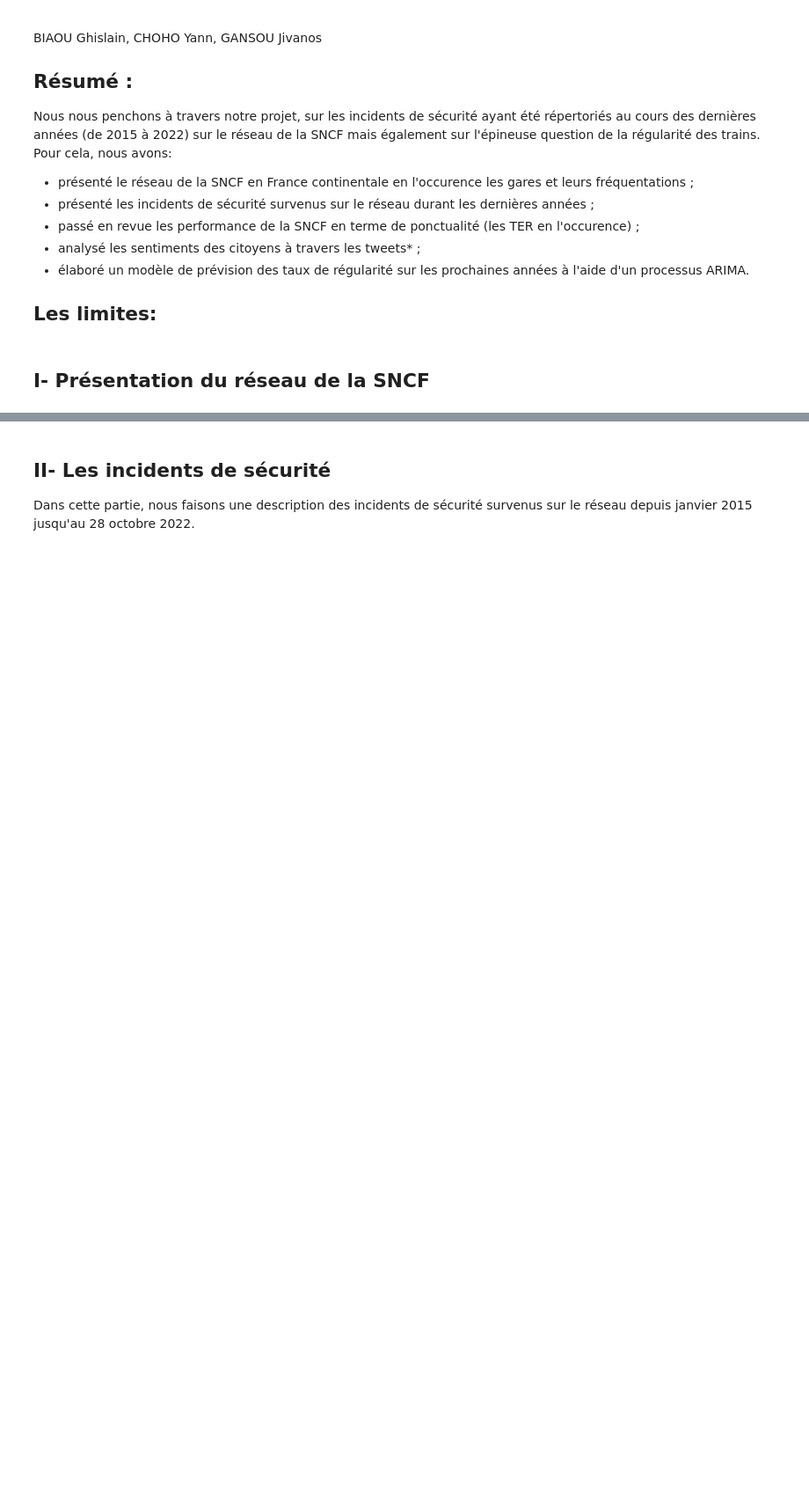
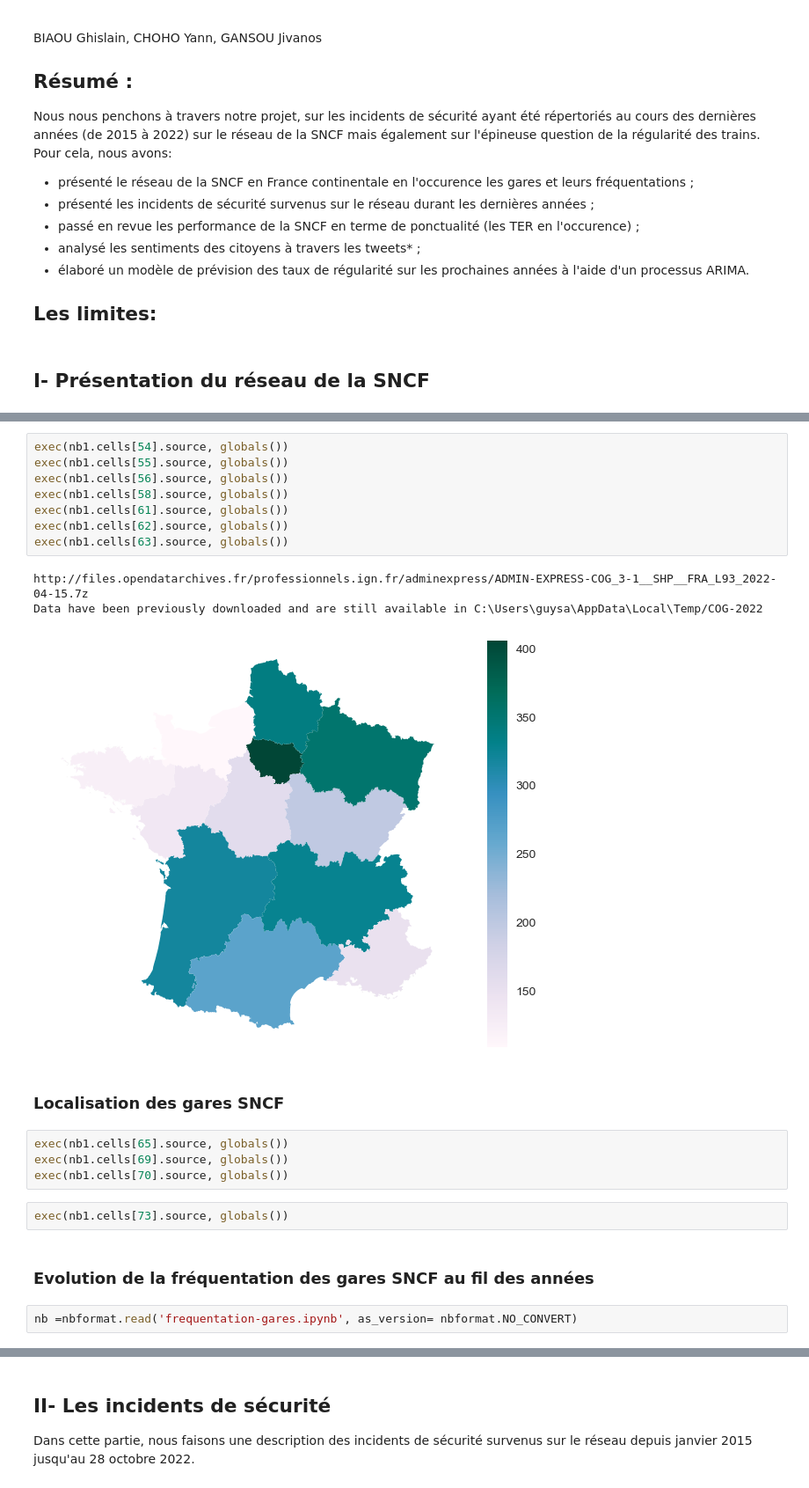
Before and after one commit to gbiaou/Projet_Python_SNCF, a Jupyter notebook: rendu_final.ipynb, the cells around one changed output, grey strips where cells are left out. Shown at 88% size. Saved outputs shown, nothing was run; the diff lists cells and outputs as text; blank space fills up the shorter version.

```diff
--- a/rendu_final.ipynb
+++ b/rendu_final.ipynb
@@ -21,0 +48,24 @@ nb1=nbformat.read('presentation-reseau-sncf.ipynb', as_version= nbformat.NO_CONV
+# %%
+exec(nb1.cells[54].source, globals())
+exec(nb1.cells[55].source, globals())
+exec(nb1.cells[56].source, globals())
+exec(nb1.cells[58].source, globals())
+exec(nb1.cells[61].source, globals())
+exec(nb1.cells[62].source, globals())
+exec(nb1.cells[63].source, globals())
+# %% [output]
+http://files.opendatarchives.fr/professionnels.ign.fr/adminexpress/ADMIN-EXPRESS-COG_3-1__SHP__FRA_L93_2022-04-15.7z
+Data have been previously downloaded and are still available in C:\Users\guysa\AppData\Local\Temp/COG-2022
+[figure, added]
+# %% [markdown]
+### Localisation des gares SNCF
+# %%
+exec(nb1.cells[65].source, globals())
+exec(nb1.cells[69].source, globals())
+exec(nb1.cells[70].source, globals())
+# %%
+exec(nb1.cells[73].source, globals())
+# %% [markdown]
+### Evolution de la fréquentation des gares SNCF au fil des années
+# %%
+nb =nbformat.read('frequentation-gares.ipynb', as_version= nbformat.NO_CONVERT)
```
Also changed, not shown: parts of 30 cells of this notebook.
